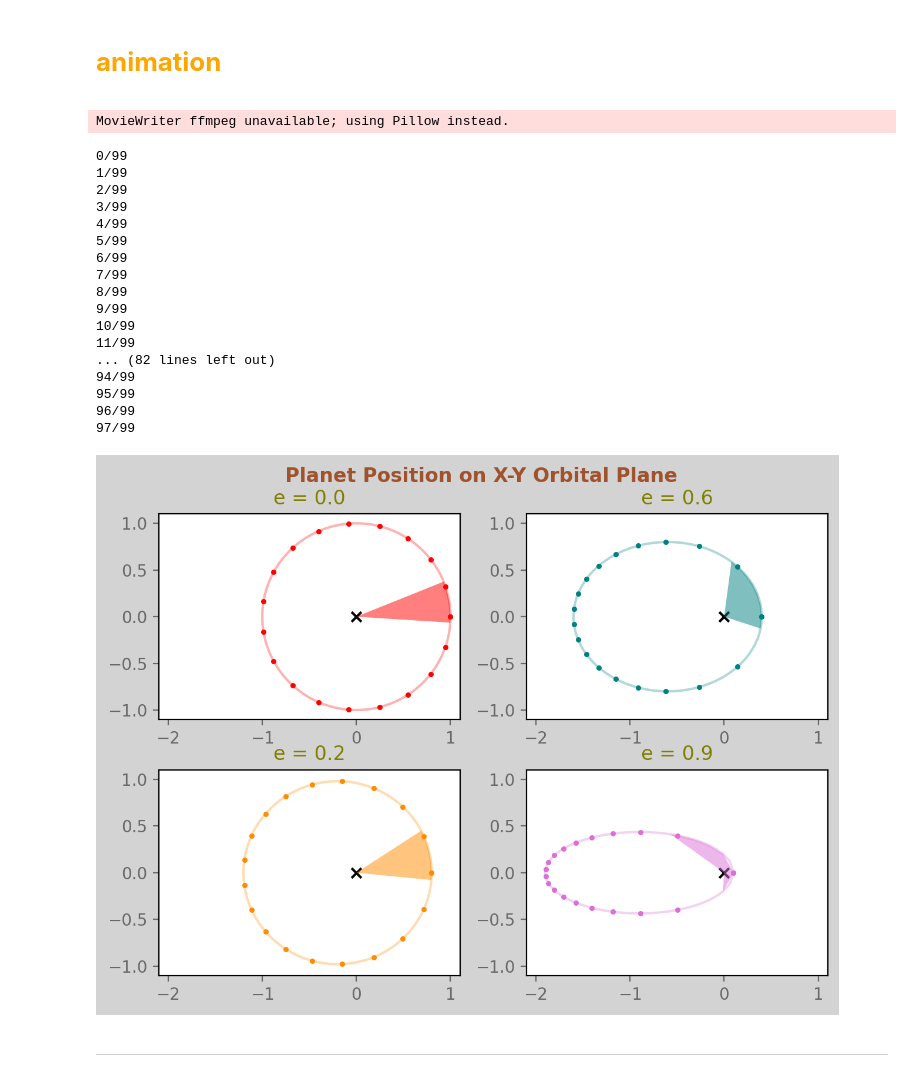
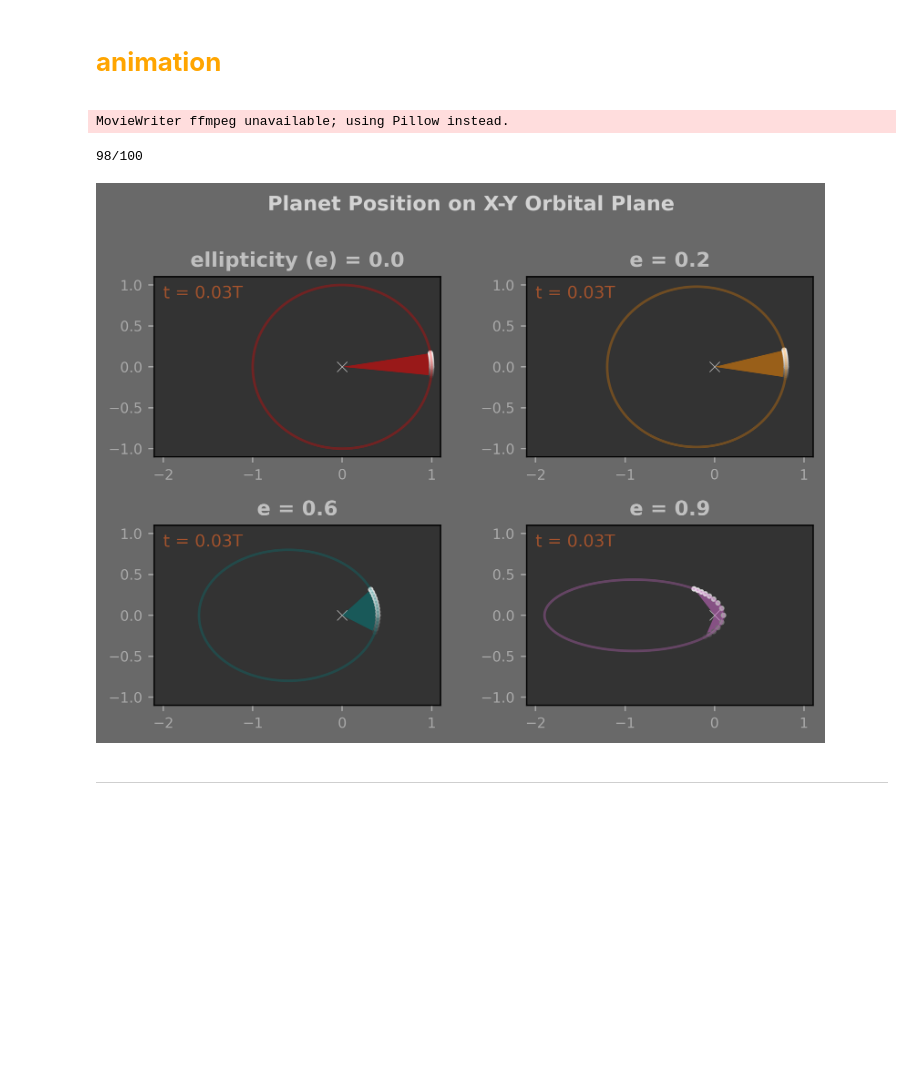
Before and after one commit to babnigg/UCHI_PROJECTS, a Jupyter notebook: ASTR_25800/HW01.ipynb, the cells around one changed output. Saved outputs shown, nothing was run; the diff lists cells and outputs as text; code cells hidden in the pictures; blank space fills up the shorter version.

```diff
--- a/ASTR_25800/HW01.ipynb
+++ b/ASTR_25800/HW01.ipynb
@@ -119,7 +119,7 @@ E = np.array(E).reshape((len(e),len(M)))
 
 
 # now, higher detail (since easy to do!)
-t_ = np.linspace(0,T,200)
+t_ = np.linspace(0,T,1000)
 M_ = 2*np.pi/T*(t_-t0)
 E_ = []
 
@@ -128,7 +128,7 @@ E_ = []
 # also, calculate semi-minor axis with a and given e
 for i,e_ in enumerate(e):
     for j,t__ in enumerate(t_):
-        E_.append(newton_raphson(f,df,[0,e[i],M_[j]],1e-12))
+        E_.append(newton_raphson(f,df,[np.pi,e[i],M_[j]],1e-12))
 E_ = np.array(E_).reshape((len(e),len(M_)))
 # %%
 # for each e, plot x & y's for given t's
@@ -180,74 +180,66 @@ plt.show()
 <span style="color:orange">
 
 # **animation**
+# %%
+iter = 300
+t = np.linspace(0,T,iter)
+M_ = 2*np.pi/T*(t-t0)
+E__ = []
+for i,e_ in enumerate(e):
+    for k,t__ in enumerate(t):
+        # print(e_,t__)
+        E__.append(newton_raphson(f,df,[np.pi,e[i],M_[k]],1e-12))
+E__ = np.array(E__).reshape((len(e),len(M_)))
 # %%
-fig,axs = plt.subplots(2,2,dpi=200)
-fig.set_facecolor("lightgray")
-plt.suptitle("Planet Position on X-Y Orbital Plane",weight="bold",color="sienna")
+fig,axs = plt.subplots(2,2,dpi=400)
+fig.set_facecolor("dimgray")
+fig.suptitle(f"Planet Position on X-Y Orbital Plane",weight="bold",color="lightgray")
 
-# doesn't work with 100, 1000, ?
-iter = 99
-t = np.linspace(0,T,iter)
 colors = ["red","darkorange","teal","orchid"]
+mult = 3
 
 def init():
     pass
 
 def update_(j):
-    print(f"{j}/{iter}")
+    print(f"{j}/{iter//mult}",end='\r')
     for i,e_ in enumerate(e):
-        coords = (i%2,i//2)
+        coords = (i//2,i%2)
         ax = axs[coords]
         ax.clear()
-        ax.set_title(f"e = {e_}",color="olive")
-        ax.scatter(0,0,c="black",marker="x")
-
-        x,y = get_xy(a,b[i],E[i],e[i])
-        ax.scatter(x,y,color=colors[i],s=5)
+        ax.set_facecolor("#333333")
+        t_for_title = t.take(np.arange(mult*j,mult*j+t.size//20),mode="wrap")[-1]
+        if i==0:
+            ax.set_title(f"ellipticity (e) = {e_}",color="silver",weight="bold")
+        else:
+            ax.set_title(f"e = {e_}",color="silver",weight="bold")
+        ax.annotate(f"t = {t_for_title:.2f}T",xy=(-2,1),ha="left",va="top",color="sienna")
+        ax.scatter(0,0,c="darkgray",marker="x",lw=0.5)
 
         x_,y_ = get_xy(a,b[i],E_[i],e[i])
         ax.plot(x_,y_,color=colors[i],alpha=0.3)
 
-        t_ = t.take(np.arange(j,j+iter//10),mode="wrap")
-        M_ = 2*np.pi/T*(t_-t0)
-        E__ = []
-        for k,t__ in enumerate(t_):
-            E__.append(newton_raphson(f,df,[0,e[i],M_[k]],1e-12))
-        x__,y__ = get_xy(a,b[i],E__,e[i])
+        E___ = E__[i].take(np.arange(mult*j,mult*j+t.size//20),mode="wrap")
+        x__,y__ = get_xy(a,b[i],E___,e[i])
         x__ = np.append(x__,0)
         y__ = np.append(y__,0)
 
         ax.fill(x__,y__,color=colors[i],alpha=0.5,edgecolor='none')
+        ax.scatter(x__[:-1],y__[:-1],c=plt.get_cmap("Greys_r")(np.linspace(0,1,len(x__)-1)*.8+.2),s=5,marker="o",alpha=0.75)
 
         ax.set_xlim(-2.1,1.1)
         ax.set_ylim(-1.1,1.1)
-        ax.tick_params(colors='dimgrey', which='both')
+        ax.tick_params(colors='darkgray',which='both',labelsize="small")
 
     return fig,ax
 
-plt.tight_layout(pad=1)
+fig.tight_layout(pad=2)
 
-anim_ = animation.FuncAnimation(fig=fig,func=update_,frames=iter-1,interval=20,init_func=init,repeat=True)
-anim_.save("animated.gif")
+anim_ = animation.FuncAnimation(fig=fig,func=update_,frames=(iter//3-1),interval=2,init_func=init,repeat=True,blit=False)
+anim_.save("animated.gif",fps=60)
 # %% [output]
 MovieWriter ffmpeg unavailable; using Pillow instead.
-0/99
-1/99
-2/99
-3/99
-4/99
-5/99
-6/99
-7/99
-8/99
-9/99
-10/99
-11/99
-... (82 lines left out)
-94/99
-95/99
-96/99
-97/99
+98/100
-[figure, old version]
+[figure, new version]
 # %% [markdown]
 ---
```
Also changed, not shown: parts of 3 cells of this notebook, 1 other file.
